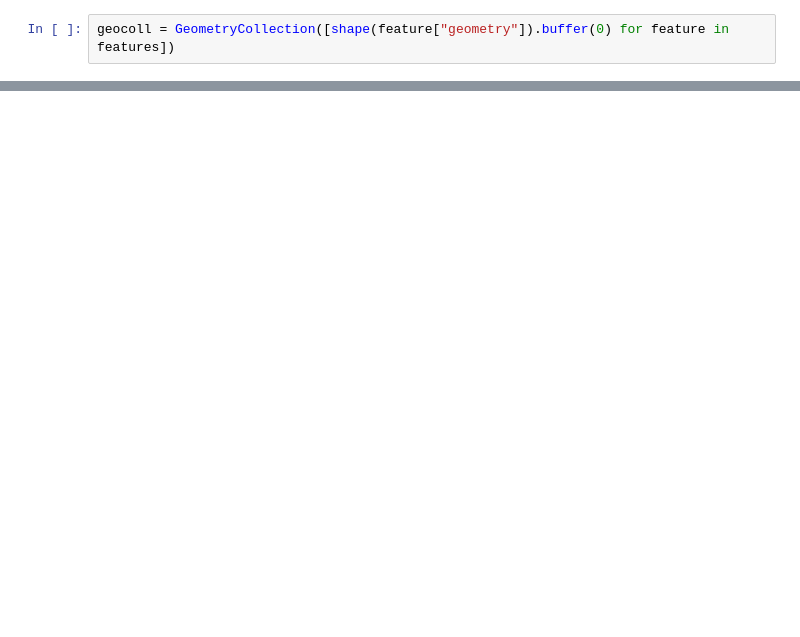
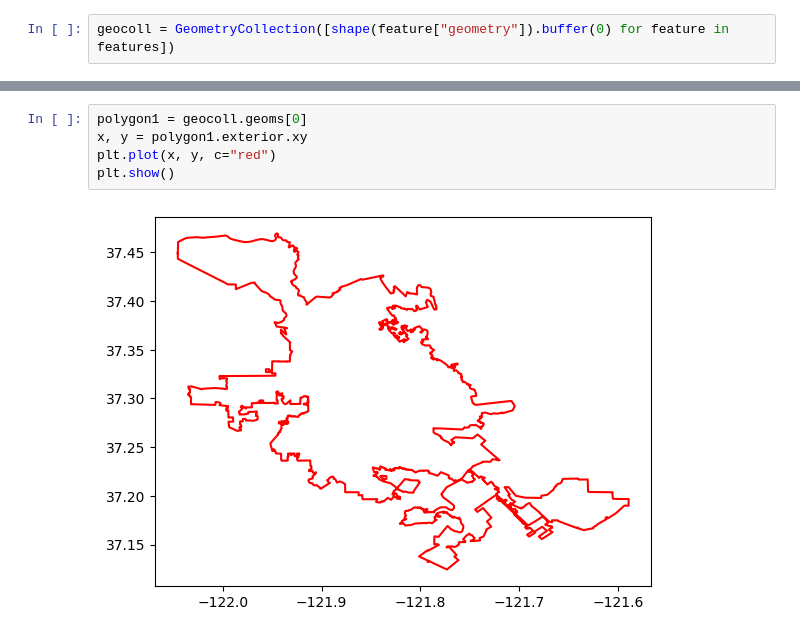
Before and after one commit to gaiadhi/Prototypes, a Jupyter notebook: GIS+Mgt UI/shapelyGISProto.ipynb, the cells around one changed output, grey strips where cells are left out. Drawn from its saved outputs; the diff is of its cells as text; blank space fills up the shorter version.

```diff
--- a/GIS+Mgt UI/shapelyGISProto.ipynb
+++ b/GIS+Mgt UI/shapelyGISProto.ipynb
@@ -32,0 +24,7 @@ for geo in geocoll.geoms:
+# %%
+polygon1 = geocoll.geoms[0]
+x, y = polygon1.exterior.xy
+plt.plot(x, y, c="red")
+plt.show()
+# %% [output]
+[figure, added]
```
Also changed, not shown: parts of 4 cells of this notebook, 1 other file.
